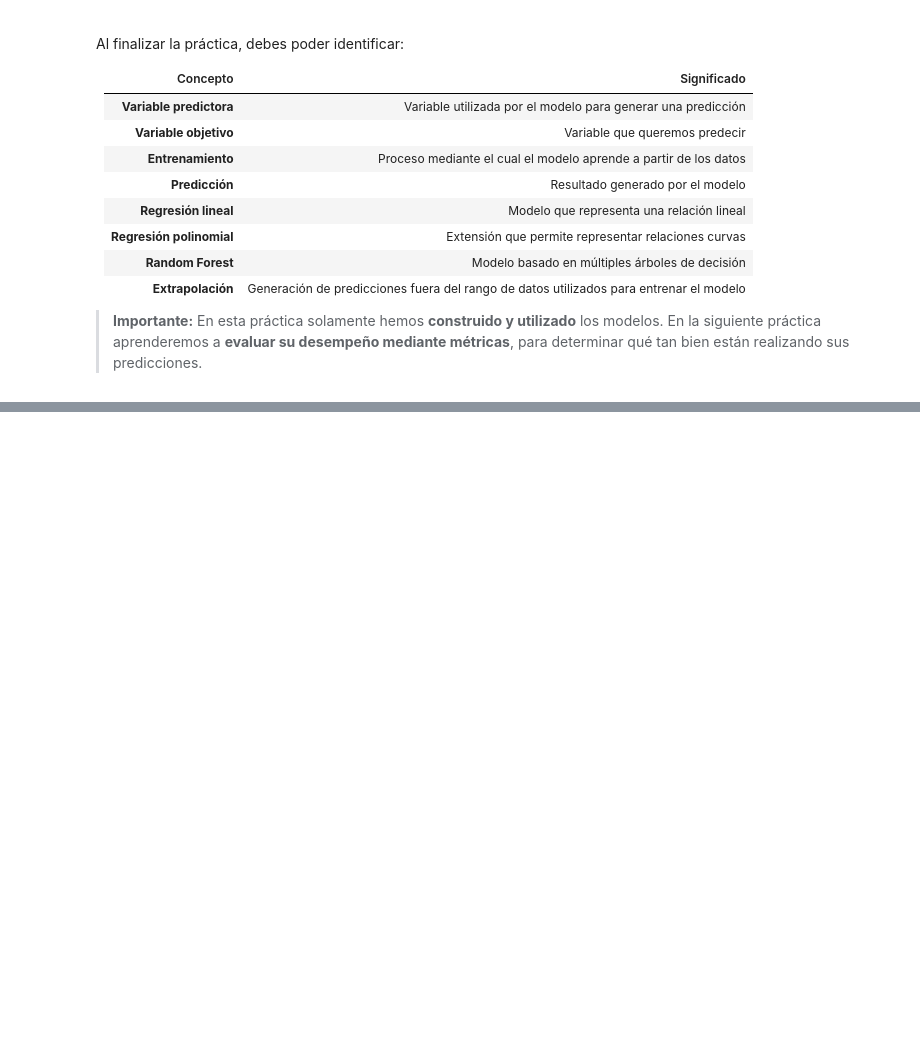
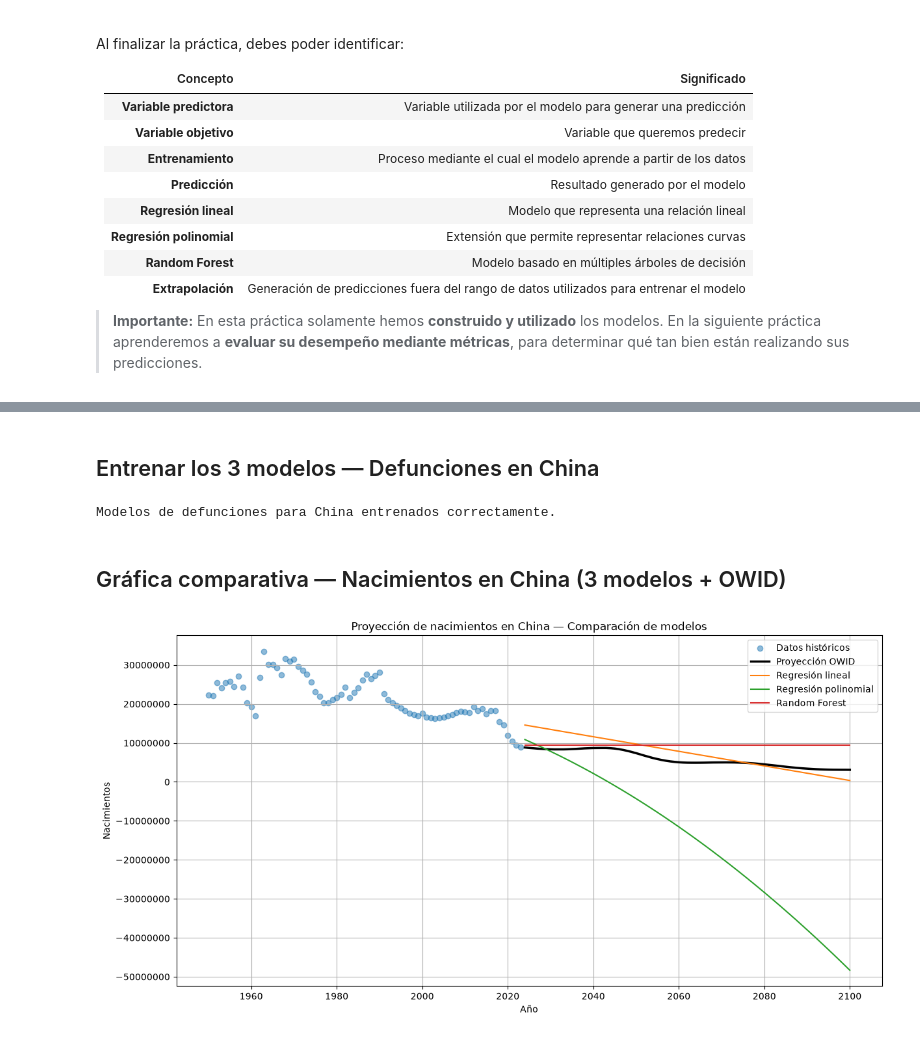
Before and after one commit to Roapapu/Big_Data, a Jupyter notebook: U3_1_modelos_ml/U3_1_modelos_regresion_demografia.ipynb, the cells around one changed output, grey strips where cells are left out. Saved outputs shown, nothing was run; the diff lists cells and outputs as text; code cells hidden in the pictures; blank space fills up the shorter version.

```diff
--- a/U3_1_modelos_ml/U3_1_modelos_regresion_demografia.ipynb
+++ b/U3_1_modelos_ml/U3_1_modelos_regresion_demografia.ipynb
@@ -1099,0 +1221,71 @@ Al finalizar la práctica, debes poder identificar:
+# %% [markdown]
+## Entrenar los 3 modelos — Defunciones en China
+# %%
+# --- Regresión Lineal ---
+rl_china_def = LinearRegression()
+rl_china_def.fit(X_china, y_def_china)
+pred_rl_china_def = rl_china_def.predict(X_futuro_china)
+
+# --- Regresión Polinomial (grado 2) ---
+rp_china_def = LinearRegression()
+rp_china_def.fit(X_poly_china, y_def_china)
+pred_rp_china_def = rp_china_def.predict(X_futuro_poly_china)
+
+# --- Random Forest ---
+rf_china_def = RandomForestRegressor(n_estimators=100, random_state=42)
+rf_china_def.fit(X_china, y_def_china)
+pred_rf_china_def = rf_china_def.predict(X_futuro_china)
+
+print("Modelos de defunciones para China entrenados correctamente.")
+# %% [output]
+Modelos de defunciones para China entrenados correctamente.
+# %% [markdown]
+## Gráfica comparativa — Nacimientos en China (3 modelos + OWID)
+# %%
+plt.figure(figsize=(14, 7))
+
+plt.scatter(
+    df_hist_china["Year"],
+    df_hist_china["births"],
+    label="Datos históricos",
+    alpha=0.5
+)
+
+plt.plot(
+    df_proy_china["Year"],
+    df_proy_china["births"],
+    color="black",
+    linewidth=2.5,
+    label="Proyección OWID"
+)
+
+plt.plot(
+    anios_futuros_china.flatten(),
+    pred_rl_china_nac,
+    color="tab:orange",
+    label="Regresión lineal"
+)
+
+plt.plot(
+    anios_futuros_china.flatten(),
+    pred_rp_china_nac,
+    color="tab:green",
+    label="Regresión polinomial"
+)
+
+plt.plot(
+    anios_futuros_china.flatten(),
+    pred_rf_china_nac,
+    color="tab:red",
+    label="Random Forest"
+)
+
+plt.title("Proyección de nacimientos en China — Comparación de modelos")
+plt.xlabel("Año")
+plt.ylabel("Nacimientos")
+plt.ticklabel_format(style="plain", axis="y", useOffset=False)
+plt.legend()
+plt.grid()
+plt.show()
+# %% [output]
+[figure, added]
```
Also changed, not shown: parts of 35 cells of this notebook, 3 other files.
